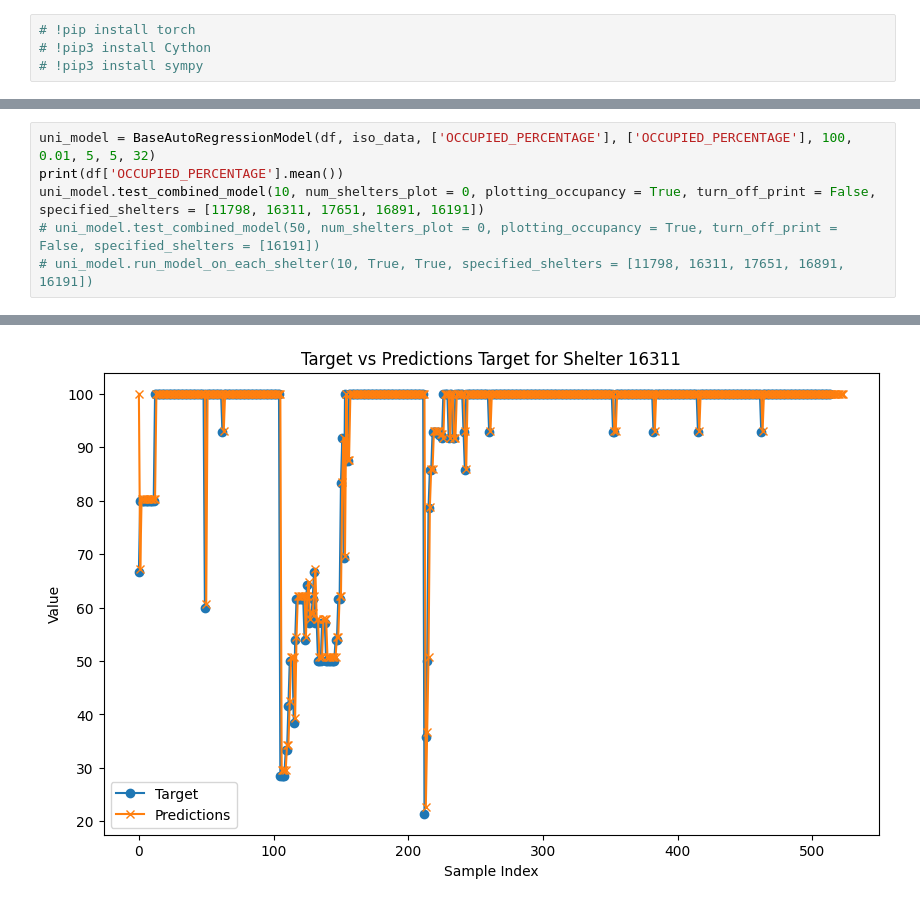
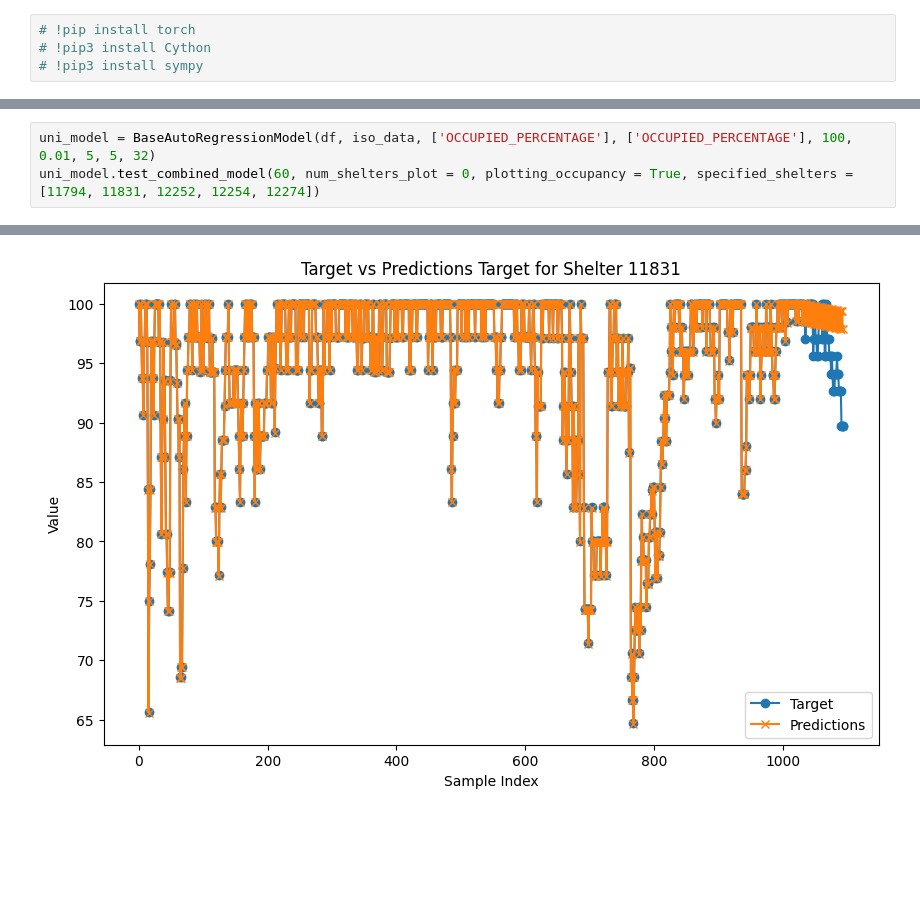
Before and after one commit to Tomasdfgh/RBCs_Borealis_AIs_Shelter_Occupancy_Forecast, a Jupyter notebook: Baselines/autoregression.ipynb, the cells around one changed output, grey strips where cells are left out. Saved outputs shown, nothing was run; the diff lists cells and outputs as text; blank space fills up the shorter version.

```diff
--- a/Baselines/autoregression.ipynb
+++ b/Baselines/autoregression.ipynb
@@ -308,8 +335,5 @@ class BaseAutoRegressionModel:
     plt.show()
 # %%
 uni_model = BaseAutoRegressionModel(df, iso_data, ['OCCUPIED_PERCENTAGE'], ['OCCUPIED_PERCENTAGE'], 100, 0.01, 5, 5, 32)
-print(df['OCCUPIED_PERCENTAGE'].mean())
-uni_model.test_combined_model(10, num_shelters_plot = 0, plotting_occupancy = True, turn_off_print = False, specified_shelters = [11798, 16311, 17651, 16891, 16191])
-# uni_model.test_combined_model(50, num_shelters_plot = 0, plotting_occupancy = True, turn_off_print = False, specified_shelters = [16191])
-# uni_model.run_model_on_each_shelter(10, True, True, specified_shelters = [11798, 16311, 17651, 16891, 16191])
+uni_model.test_combined_model(60, num_shelters_plot = 0, plotting_occupancy = True, specified_shelters = [11794, 11831, 12252, 12254, 12274])
 # %% [output]
@@ -331 +360 @@ Test Loss: 0.0731
-[figure, old version]
+[figure, new version]
```
Also changed, not shown: parts of 7 cells of this notebook.
